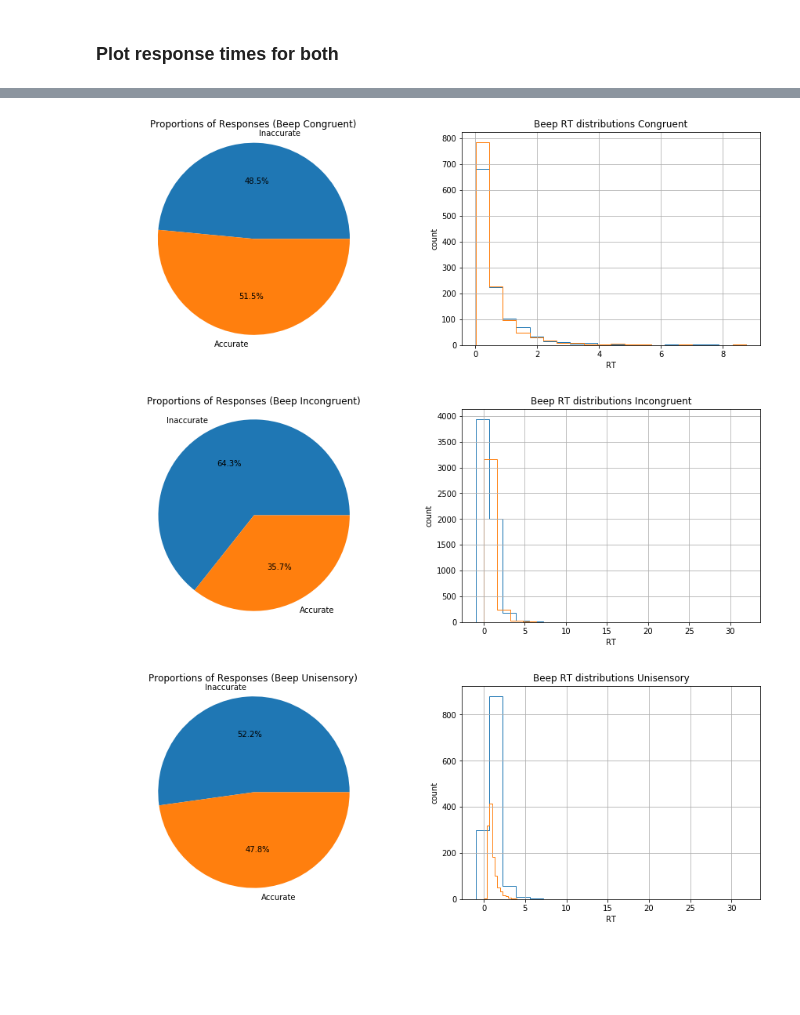
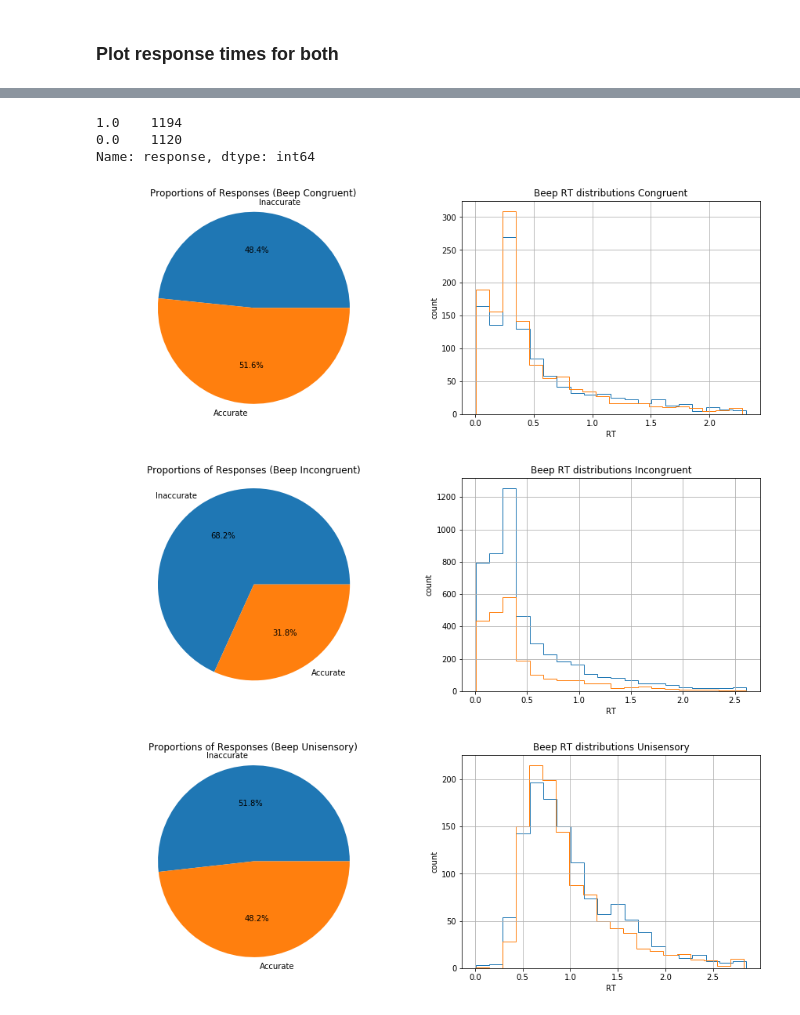
Before and after one commit to chauedwin/NumerosityHDDM, a Jupyter notebook: NumerosityHDDM.ipynb, the cells around one changed output, grey strips where cells are left out. Saved outputs shown, nothing was run; the diff lists cells and outputs as text; code cells hidden in the pictures; blank space fills up the shorter version.

```diff
--- a/NumerosityHDDM.ipynb
+++ b/NumerosityHDDM.ipynb
@@ -258,5 +188,6 @@ for i in np.arange(0, len(respb)):
     resptimes = np.append(resptimes, arr)
 resptimes = resptimes[1:]
 
-trialsb = np.insert(trialsb, 1, resptimes, axis = 1)
-print(trialsb[1])
+#trialsb = np.insert(trialsb, 1, resptimes, axis = 1)
+trialsb = pd.DataFrame(np.insert(trialsb, 1, resptimes, axis = 1),
+                        columns=['Subj_id', 'rt', 'response', 'flashpres', 'beeppres', 'flashrep', 'beeprep'])
@@ -292,3 +200,15 @@ unibdata = pd.DataFrame(unib, columns=['Subj_id', 'rt', 'response', 'flashpres',
+# %%
+congbsd = congb['rt'].std()
+congb = congb.loc[(congb['rt'] <= (congbsd*3)) & (congb['rt'] > 0)]
+#print(congb)
+
+incongbsd = incongb['rt'].std()
+incongb = incongb.loc[(incongb['rt'] <= (incongbsd*3)) & (incongb['rt'] > 0)]
+#print(incongb)
+
+unibsd = unib['rt'].std()
+unib = unib.loc[(unib['rt'] <= (unibsd*3)) & (unib['rt'] > 0)]
+#print(unib)
 # %% [markdown]
 ### Plot response times for both
 # %%
@@ -343,6 +263,6 @@ for i, subj_data in unibdata.groupby('Subj_id'):
 # %%
-#print(congfdata['response'].value_counts())
-sizes = [congfdata['response'].value_counts()[0], congfdata['response'].value_counts()[1]]
+print(congf['response'].value_counts())
+sizes = [congf['response'].value_counts()[0], congf['response'].value_counts()[1]]
 labels = ['Inaccurate', 'Accurate']
 
 fig = plt.figure(figsize=(15, 5))
@@ -351,12 +271,12 @@ ax.pie(sizes, labels = labels, autopct='%1.1f%%')
 ax.axis('equal')
 
 ax = fig.add_subplot(122, xlabel='RT', ylabel='count', title='Flash RT distributions Congruent')
-for i, subj_data in congfdata.groupby('response'):
+for i, subj_data in congf.groupby('response'):
     subj_data.rt.hist(bins=20, histtype='step', ax=ax)
 
 
 #print(incongfdata['response'].value_counts())
-sizes = [incongfdata['response'].value_counts()[0], incongfdata['response'].value_counts()[1]]
+sizes = [incongf['response'].value_counts()[0], incongf['response'].value_counts()[1]]
 labels = ['Inaccurate', 'Accurate']
 
 fig2 = plt.figure(figsize=(15, 5))
@@ -365,12 +285,12 @@ ax.pie(sizes, labels = labels, autopct='%1.1f%%')
 ax.axis('equal')
 
 ax = fig2.add_subplot(122, xlabel='RT', ylabel='count', title='Flash RT distributions Incongruent')
-for i, subj_data in incongfdata.groupby('response'):
+for i, subj_data in incongf.groupby('response'):
     subj_data.rt.hist(bins=20, histtype='step', ax=ax)
 
 
 #print(unifdata['response'].value_counts())
-sizes = [unifdata['response'].value_counts()[0], unifdata['response'].value_counts()[1]]
+sizes = [unif['response'].value_counts()[0], unif['response'].value_counts()[1]]
 labels = ['Inaccurate', 'Accurate']
 
 fig3 = plt.figure(figsize=(15, 5))
@@ -379,6 +299,6 @@ ax.pie(sizes, labels = labels, autopct='%1.1f%%')
 ax.axis('equal')
 
 ax = fig3.add_subplot(122, xlabel='RT', ylabel='count', title='Flash RT distributions Unisensory')
-for i, subj_data in unifdata.groupby('response'):
+for i, subj_data in unif.groupby('response'):
     subj_data.rt.hist(bins=20, histtype='step', ax=ax)
 # %% [output]
@@ -388,6 +311,6 @@ for i, subj_data in unifdata.groupby('response'):
 # %%
-#print(congbdata['response'].value_counts())
-sizes = [congbdata['response'].value_counts()[0], congbdata['response'].value_counts()[1]]
+print(congb['response'].value_counts())
+sizes = [congb['response'].value_counts()[0], congb['response'].value_counts()[1]]
 labels = ['Inaccurate', 'Accurate']
 
 fig4 = plt.figure(figsize=(15, 5))
@@ -395,38 +318,41 @@ ax = fig4.add_subplot(121, title='Proportions of Responses (Beep Congruent)')
 ax.pie(sizes, labels = labels, autopct='%1.1f%%')
 ax.axis('equal')
 
 ax = fig4.add_subplot(122, xlabel='RT', ylabel='count', title='Beep RT distributions Congruent')
-for i, subj_data in congbdata.groupby('response'):
+for i, subj_data in congb.groupby('response'):
     subj_data.rt.hist(bins=20, histtype='step', ax=ax)
 
 
 #print(incongbdata['response'].value_counts())
-sizes = [incongbdata['response'].value_counts()[0], incongbdata['response'].value_counts()[1]]
+sizes = [incongb['response'].value_counts()[0], incongb['response'].value_counts()[1]]
 labels = ['Inaccurate', 'Accurate']
 
 fig5 = plt.figure(figsize=(15, 5))
 ax = fig5.add_subplot(121, title='Proportions of Responses (Beep Incongruent)')
 ax.pie(sizes, labels = labels, autopct='%1.1f%%')
 ax.axis('equal')
 
 ax = fig5.add_subplot(122, xlabel='RT', ylabel='count', title='Beep RT distributions Incongruent')
-for i, subj_data in incongbdata.groupby('response'):
+for i, subj_data in incongb.groupby('response'):
     subj_data.rt.hist(bins=20, histtype='step', ax=ax)
 
 
 #print(unibdata['response'].value_counts())
-sizes = [unibdata['response'].value_counts()[0], unibdata['response'].value_counts()[1]]
+sizes = [unib['response'].value_counts()[0], unib['response'].value_counts()[1]]
 labels = ['Inaccurate', 'Accurate']
 
 fig6 = plt.figure(figsize=(15, 5))
 ax = fig6.add_subplot(121, title='Proportions of Responses (Beep Unisensory)')
 ax.pie(sizes, labels = labels, autopct='%1.1f%%')
 ax.axis('equal')
 
 ax = fig6.add_subplot(122, xlabel='RT', ylabel='count', title='Beep RT distributions Unisensory')
-for i, subj_data in unibdata.groupby('response'):
+for i, subj_data in unib.groupby('response'):
     subj_data.rt.hist(bins=20, histtype='step', ax=ax)
 # %% [output]
+1.0    1194
+0.0    1120
+Name: response, dtype: int64
-[figure, old version]
+[figure, new version]
-[figure, old version]
+[figure, new version]
-[figure, old version]
+[figure, new version]
```
Also changed, not shown: parts of 17 cells of this notebook.
